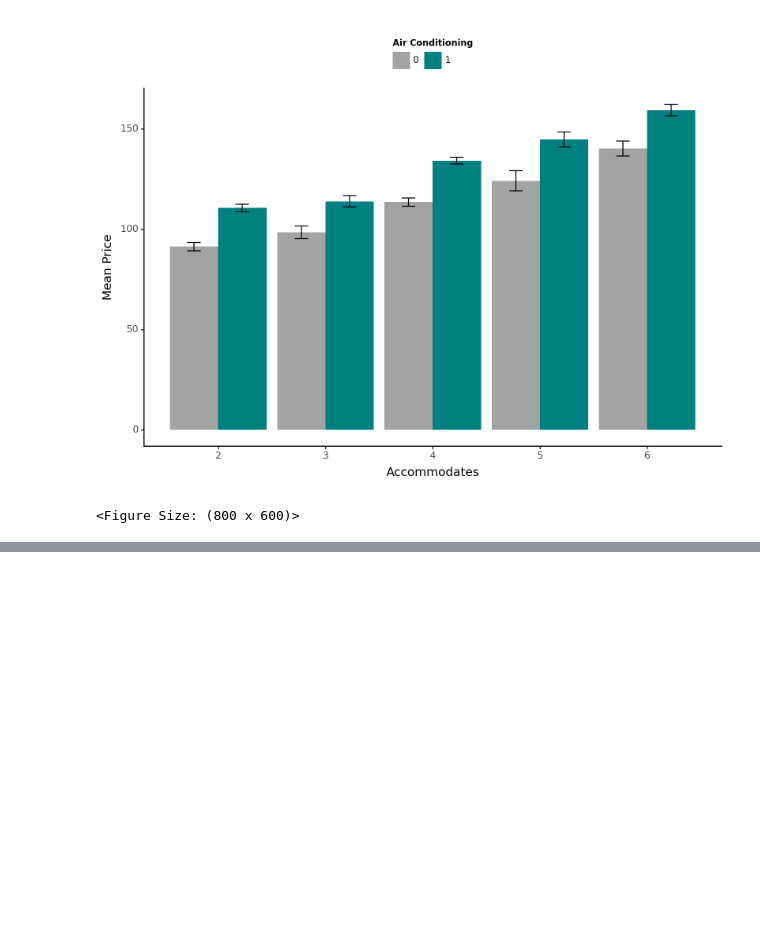
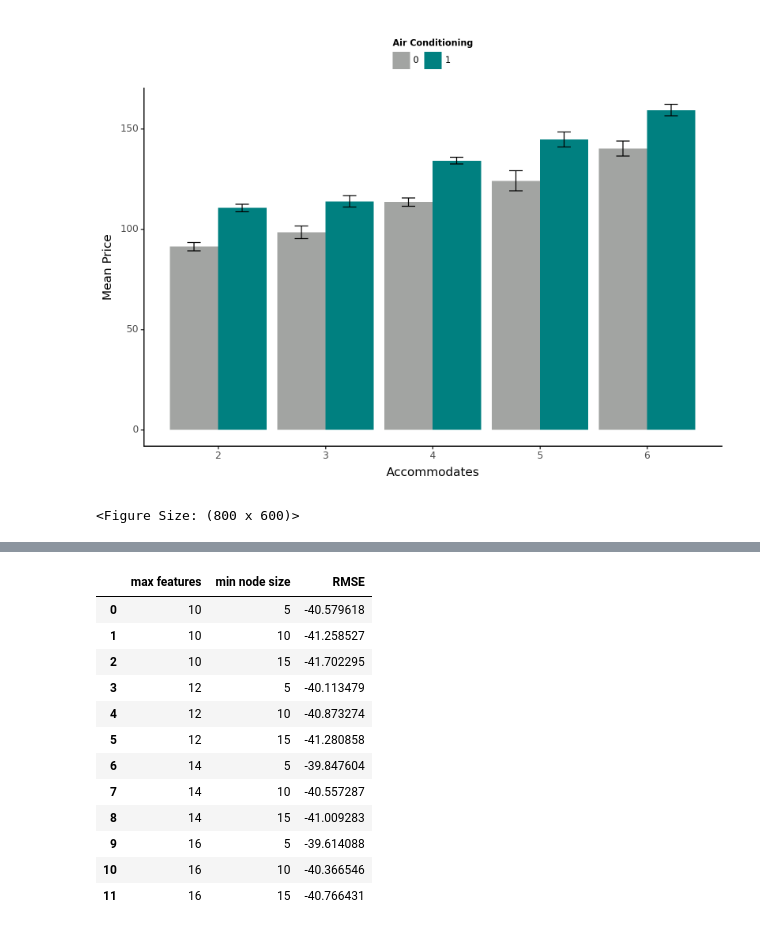
Before and after one commit to arbash-malik/DA3, a Jupyter notebook: Assignment 2/Assignment 2.ipynb, the cells around one changed output, grey strips where cells are left out. Saved outputs shown, nothing was run; the diff lists cells and outputs as text; code cells hidden in the pictures; blank space fills up the shorter version.

Commit message:
First Model - Random Forest

```diff
--- a/Assignment 2/Assignment 2.ipynb
+++ b/Assignment 2/Assignment 2.ipynb
@@ -739,0 +768,11 @@ interactions(clean_df,"n_accommodates","d_airconditioning","Accommodates","Air C
+# %%
+rf_random = GridSearchCV(
+    rfr,
+    tune_grid,
+    cv=5,
+    scoring="neg_root_mean_squared_error",
+    verbose=3,
+)
+# %%
+%%time
+rf_model = rf_random.fit(X, y.ravel())
@@ -739,0 +797,21 @@ interactions(clean_df,"n_accommodates","d_airconditioning","Accommodates","Air C
+# %%
+df_rf_model_cv_results = pd.DataFrame(rf_model.cv_results_)[[
+    'param_max_features', 'param_min_samples_leaf', 'mean_test_score']]
+# %%
+df_rf_model_cv_results.columns = ['max features', 'min node size', 'RMSE']
+# %%
+df_rf_model_cv_results
+# %% [output]
+|  | max features | min node size | RMSE |
+| 0 | 10 | 5 | -40.579618 |
+| 1 | 10 | 10 | -41.258527 |
+| 2 | 10 | 15 | -41.702295 |
+| 3 | 12 | 5 | -40.113479 |
+| 4 | 12 | 10 | -40.873274 |
+| 5 | 12 | 15 | -41.280858 |
+| 6 | 14 | 5 | -39.847604 |
+| 7 | 14 | 10 | -40.557287 |
+| 8 | 14 | 15 | -41.009283 |
+| 9 | 16 | 5 | -39.614088 |
+| 10 | 16 | 10 | -40.366546 |
+| 11 | 16 | 15 | -40.766431 |
```
Also changed, not shown: parts of 13 cells of this notebook.
